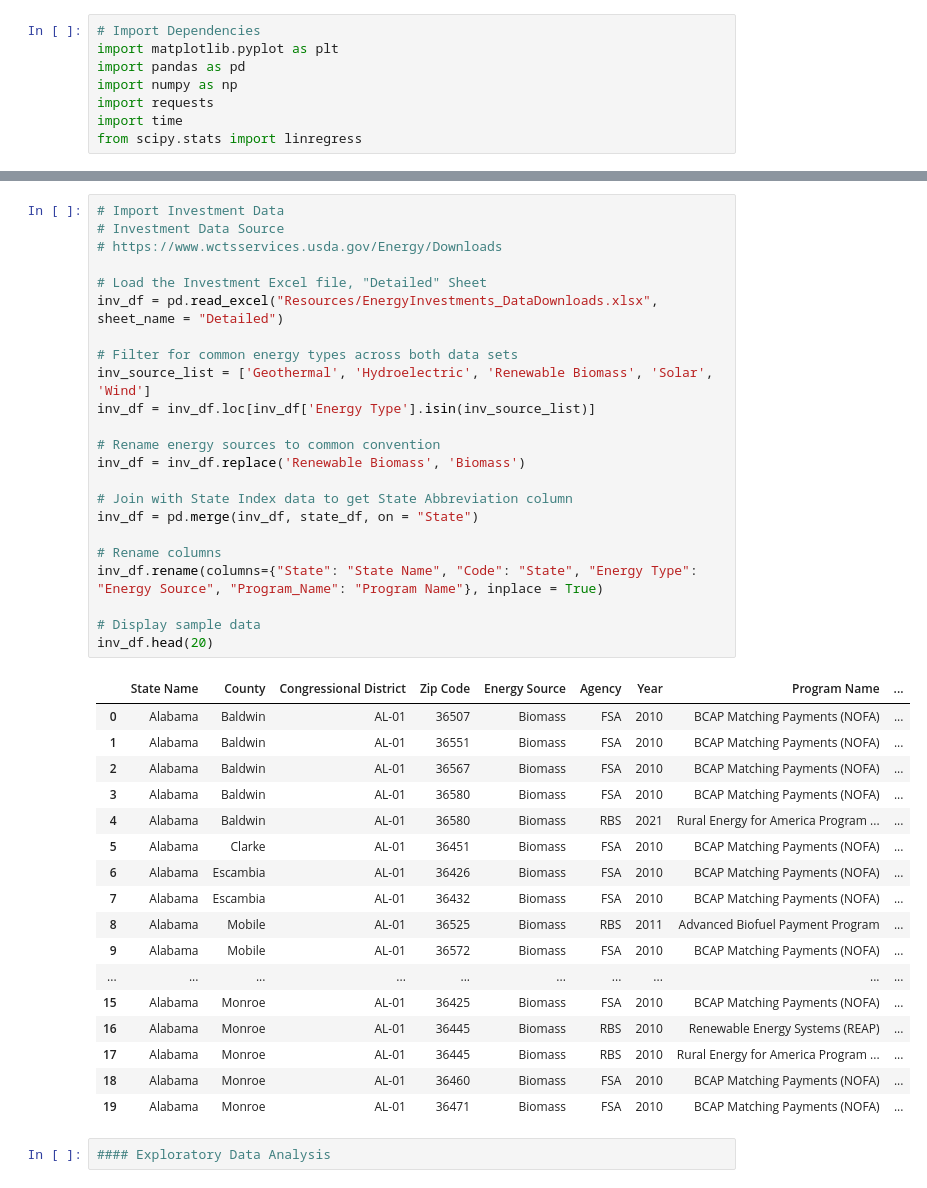
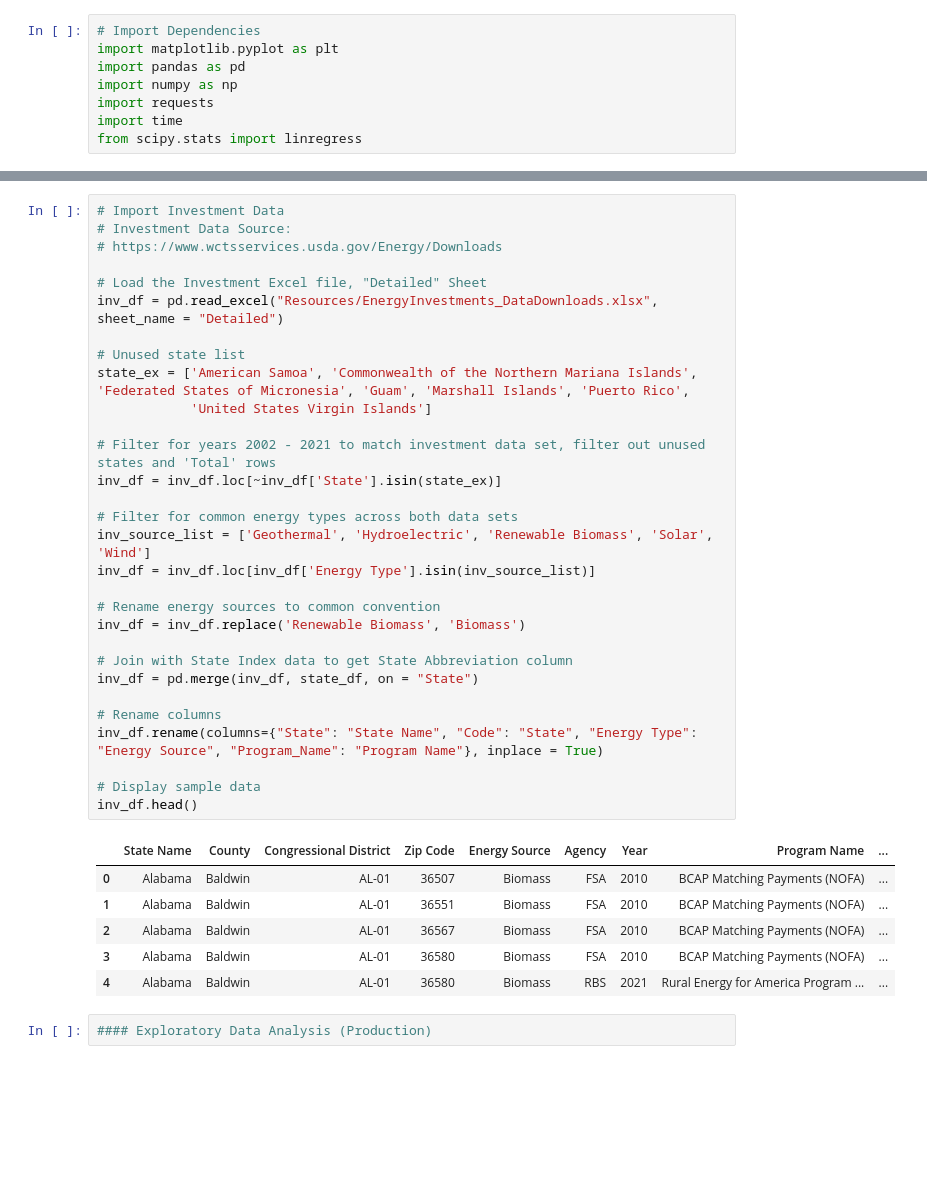
Before and after one commit to jrangel100/Project1, a Jupyter notebook: nrg_project.ipynb, the cells around one changed output, grey strips where cells are left out. Saved outputs shown, nothing was run; the diff lists cells and outputs as text; blank space fills up the shorter version.

```diff
--- a/nrg_project.ipynb
+++ b/nrg_project.ipynb
@@ -56,43 +45,39 @@ prod_df.head(20)
 # %%
 # Import Investment Data
-# Investment Data Source
+# Investment Data Source:
 # https://www.wctsservices.usda.gov/Energy/Downloads
 
 # Load the Investment Excel file, "Detailed" Sheet
 inv_df = pd.read_excel("Resources/EnergyInvestments_DataDownloads.xlsx", sheet_name = "Detailed")
+
+# Unused state list
+state_ex = ['American Samoa', 'Commonwealth of the Northern Mariana Islands', 'Federated States of Micronesia', 'Guam', 'Marshall Islands', 'Puerto Rico',
+            'United States Virgin Islands']
+
+# Filter for years 2002 - 2021 to match investment data set, filter out unused states and 'Total' rows
+inv_df = inv_df.loc[~inv_df['State'].isin(state_ex)]
 
 # Filter for common energy types across both data sets
 inv_source_list = ['Geothermal', 'Hydroelectric', 'Renewable Biomass', 'Solar', 'Wind']
 inv_df = inv_df.loc[inv_df['Energy Type'].isin(inv_source_list)]
 
 # Rename energy sources to common convention
 inv_df = inv_df.replace('Renewable Biomass', 'Biomass')
 
 # Join with State Index data to get State Abbreviation column
 inv_df = pd.merge(inv_df, state_df, on = "State")
 
 # Rename columns
 inv_df.rename(columns={"State": "State Name", "Code": "State", "Energy Type": "Energy Source", "Program_Name": "Program Name"}, inplace = True)
 
 # Display sample data
-inv_df.head(20)
+inv_df.head()
 # %% [output]
 |  | State Name | County | Congressional District | Zip Code | Energy Source | Agency | Year | Program Name | ... |
 | 0 | Alabama | Baldwin | AL-01 | 36507 | Biomass | FSA | 2010 | BCAP Matching Payments (NOFA) | ... |
 | 1 | Alabama | Baldwin | AL-01 | 36551 | Biomass | FSA | 2010 | BCAP Matching Payments (NOFA) | ... |
 | 2 | Alabama | Baldwin | AL-01 | 36567 | Biomass | FSA | 2010 | BCAP Matching Payments (NOFA) | ... |
 | 3 | Alabama | Baldwin | AL-01 | 36580 | Biomass | FSA | 2010 | BCAP Matching Payments (NOFA) | ... |
 | 4 | Alabama | Baldwin | AL-01 | 36580 | Biomass | RBS | 2021 | Rural Energy for America Program ... | ... |
-| 5 | Alabama | Clarke | AL-01 | 36451 | Biomass | FSA | 2010 | BCAP Matching Payments (NOFA) | ... |
-| 6 | Alabama | Escambia | AL-01 | 36426 | Biomass | FSA | 2010 | BCAP Matching Payments (NOFA) | ... |
-| 7 | Alabama | Escambia | AL-01 | 36432 | Biomass | FSA | 2010 | BCAP Matching Payments (NOFA) | ... |
-| 8 | Alabama | Mobile | AL-01 | 36525 | Biomass | RBS | 2011 | Advanced Biofuel Payment Program | ... |
-| 9 | Alabama | Mobile | AL-01 | 36572 | Biomass | FSA | 2010 | BCAP Matching Payments (NOFA) | ... |
-| ... | ... | ... | ... | ... | ... | ... | ... | ... | ... |
-| 15 | Alabama | Monroe | AL-01 | 36425 | Biomass | FSA | 2010 | BCAP Matching Payments (NOFA) | ... |
-| 16 | Alabama | Monroe | AL-01 | 36445 | Biomass | RBS | 2010 | Renewable Energy Systems (REAP) | ... |
-| 17 | Alabama | Monroe | AL-01 | 36445 | Biomass | RBS | 2010 | Rural Energy for America Program ... | ... |
-| 18 | Alabama | Monroe | AL-01 | 36460 | Biomass | FSA | 2010 | BCAP Matching Payments (NOFA) | ... |
-| 19 | Alabama | Monroe | AL-01 | 36471 | Biomass | FSA | 2010 | BCAP Matching Payments (NOFA) | ... |
 # %%
-#### Exploratory Data Analysis
+#### Exploratory Data Analysis (Production)
```
Also changed, not shown: parts of 7 cells of this notebook.
